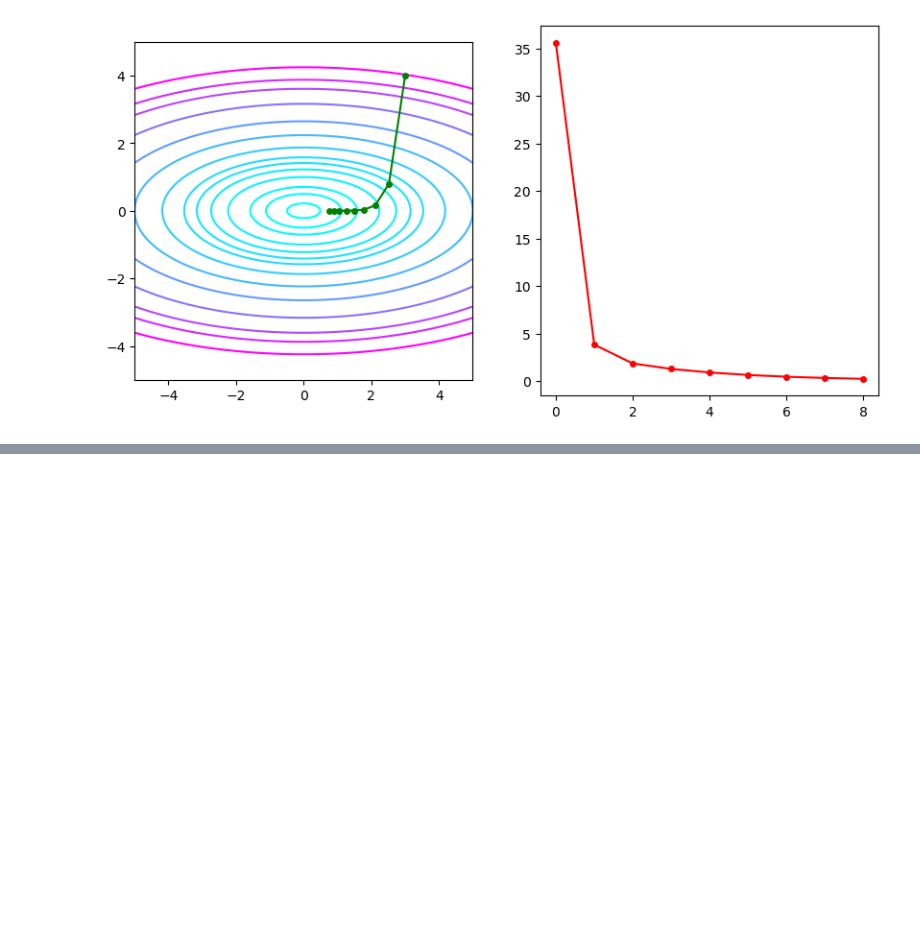
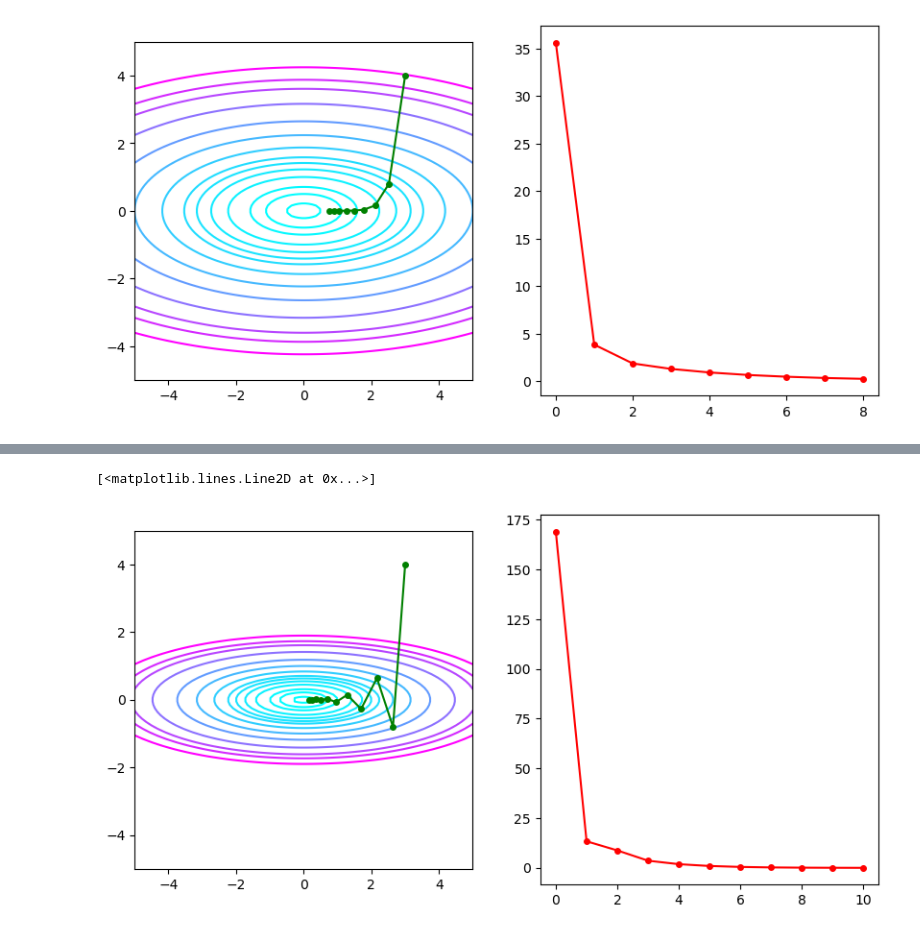
Before and after one commit to reula/Clase_redes_neuronales, a Jupyter notebook: gradiente.ipynb, the cells around one changed output, grey strips where cells are left out. Saved outputs shown, nothing was run; the diff lists cells and outputs as text; code cells hidden in the pictures; blank space fills up the shorter version.

```diff
--- a/gradiente.ipynb
+++ b/gradiente.ipynb
@@ -315,0 +566,66 @@ ax[1].plot([f(x0,y0),f(x1,y1),f(x2,y2),f(x3,y3),f(x4,y4),f(x5,y5),f(x6,y6),f(x7,
+# %%
+# Define function to plot
+c1 = 1
+c2 = 10
+def f(x, y):
+    return c1*x**2 + c2*y**2
+
+def grad_f(x, y):
+    return 2*c1*x, 2*c2*y
+
+# Create data
+x_vals = np.linspace(-5, 5, 100)
+y_vals = np.linspace(-5, 5, 100)
+X, Y = np.meshgrid(x_vals, y_vals)
+Z = f(X, Y)
+
+x = 3
+y = 4
+vx = 0
+vy = 0
+
+x_values = []
+y_values = []
+vx_values = []
+vy_values = []
+
+x_values.append(x)
+y_values.append(y)
+f_values = []
+f_values.append(f(x,y))
+a = 0.06 # 0.2, 0.3, 0.4, 0.5
+b = 0.5 # 0.8, 0.9, 0.95, 0.99
+N = 10
+
+# Comparar con estos valores entre el método GD y el método de momentum
+
+
+for i in range(N):
+    # Momentum (con a=0.1, b=0.5, N=10, x=3, y=4)
+    #vx = b*vx - a*grad_f(x,y)[0]
+    #vy = b*vy - a*grad_f(x,y)[1]
+    # NAG (con a=0.06, b=0.5, N=10, x=3, y=4)
+    xp = x + b*vx
+    yp = y + b*vy
+    vx = b*vx - a*grad_f(xp,yp)[0]
+    vy = b*vy - a*grad_f(xp,yp)[1]
+    x = x + vx
+    y = y + vy
+    # SGD (con a=0.1, b=0.5, N=10, x=3, y=4)
+    #x = x - a*grad_f(x,y)[0]
+    #y = y - a*grad_f(x,y)[1]
+    x_values.append(x)
+    y_values.append(y)
+    f_values.append(f(x,y))
+
+
+fig, ax = plt.subplots(1, 2, figsize=(10, 5))
+ax[0].contour(X, Y, Z, cmap='cool', levels=[0.1, 0.5, 1, 2, 3, 4, 5, 7, 10, 14, 20,26,30,36])
+
+# Set aspect ratio
+ax[0].set_aspect('equal', adjustable='box')
+ax[0].plot(x_values,y_values, color='green', marker='o', markersize=4)
+ax[1].plot(f_values, color='red', marker='o', markersize=4)
+# %% [output]
+[<matplotlib.lines.Line2D at 0x...>]
+[figure, added]
```
Also changed, not shown: parts of 18 cells of this notebook, 2 other files.
